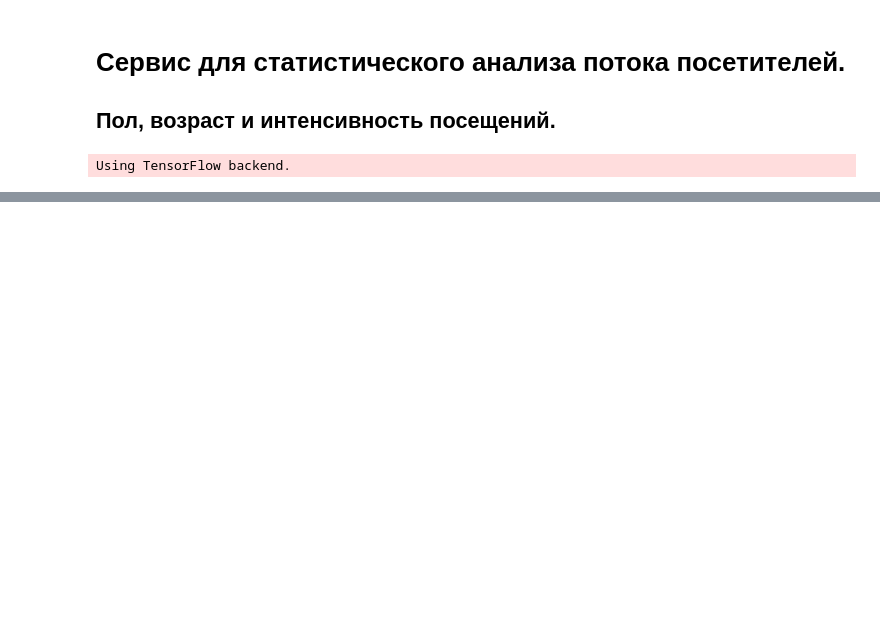
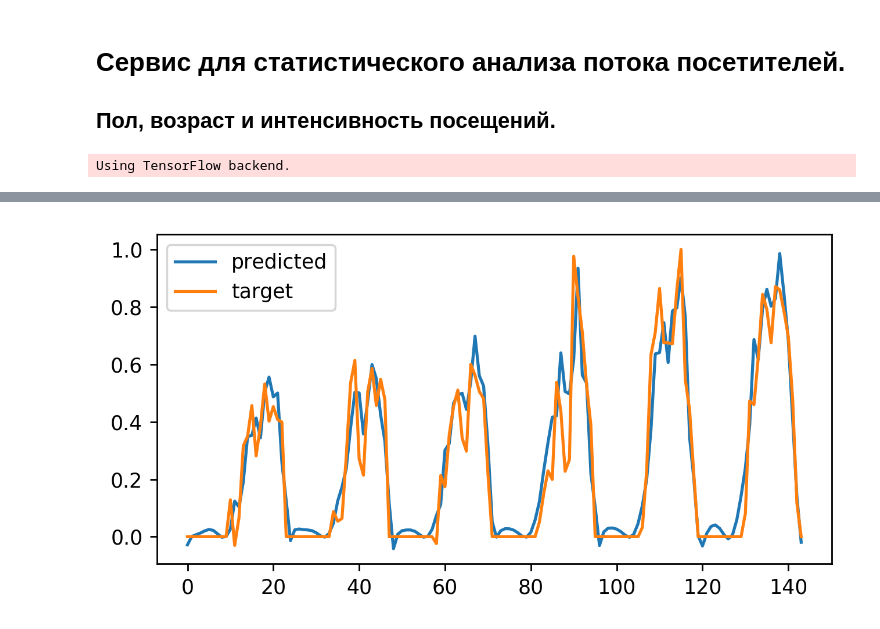
Before and after one commit to vadikko2/Hack_university, a Jupyter notebook: Main.ipynb, the cells around one changed output, grey strips where cells are left out. Cells and saved outputs as stored; diff of their text form; code cells hidden in the pictures; blank space fills up the shorter version.

```diff
--- a/Main.ipynb
+++ b/Main.ipynb
@@ -135,0 +177,11 @@ print(X[0],Y[0])
+# %%
+YP = IRAM.predict(X)
+
+plt.figure(figsize = (6,3), dpi = 250)
+
+plt.plot(YP, label = "predicted")
+plt.plot(Y, label = "target")
+plt.legend()
+plt.show()
+# %% [output]
+[figure, added]
```
Also changed, not shown: parts of 5 cells of this notebook, 2 other files.
